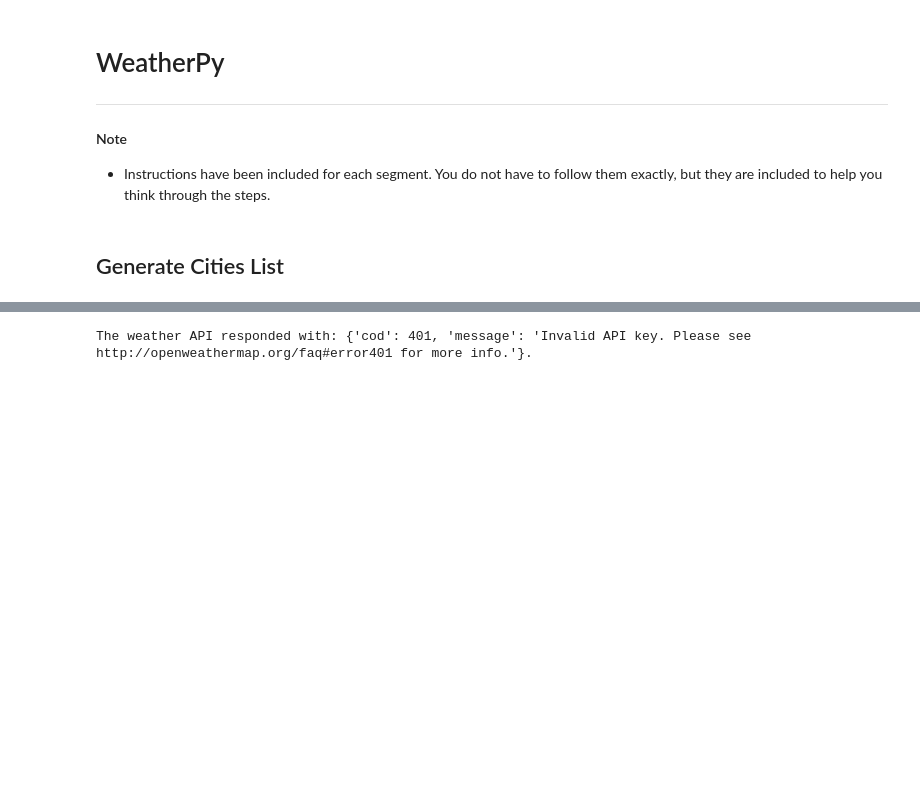
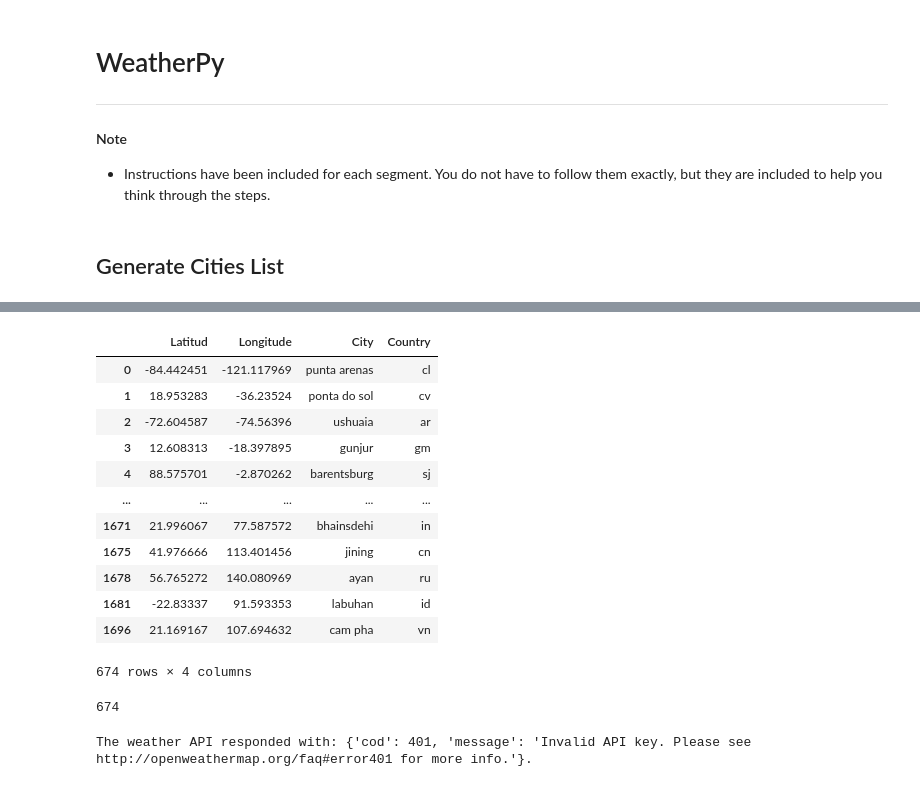
Before and after one commit to Yazz-01/Python_API_challenge, a Jupyter notebook: Weatherpy/weather_main.ipynb, the cells around one changed output, grey strips where cells are left out. Cells and saved outputs as stored; diff of their text form; code cells hidden in the pictures; blank space fills up the shorter version.

```diff
--- a/Weatherpy/weather_main.ipynb
+++ b/Weatherpy/weather_main.ipynb
@@ -89,3 +92,26 @@ city_df
+# %%
+cities_clean = cities_df.drop_duplicates("City",keep="first")
+cities_clean
+# %% [output]
+|  | Latitud | Longitude | City | Country |
+| 0 | -84.442451 | -121.117969 | punta arenas | cl |
+| 1 | 18.953283 | -36.23524 | ponta do sol | cv |
+| 2 | -72.604587 | -74.56396 | ushuaia | ar |
+| 3 | 12.608313 | -18.397895 | gunjur | gm |
+| 4 | 88.575701 | -2.870262 | barentsburg | sj |
+| ... | ... | ... | ... | ... |
+| 1671 | 21.996067 | 77.587572 | bhainsdehi | in |
+| 1675 | 41.976666 | 113.401456 | jining | cn |
+| 1678 | 56.765272 | 140.080969 | ayan | ru |
+| 1681 | -22.83337 | 91.593353 | labuhan | id |
+| 1696 | 21.169167 | 107.694632 | cam pha | vn |
+674 rows × 4 columns
+# %%
+# Reindex DataFrame
+cities_clean= cities_clean.reset_index(drop=True)
+len(cities_clean)
+# %% [output]
+674
 # %%
 #Weather information, saving config information
 # New URL "api.openweathermap.org/data/2.5/weather?lat={lat}&lon={lon}&appid={API key}"
```
Also changed, not shown: parts of 5 cells of this notebook.
